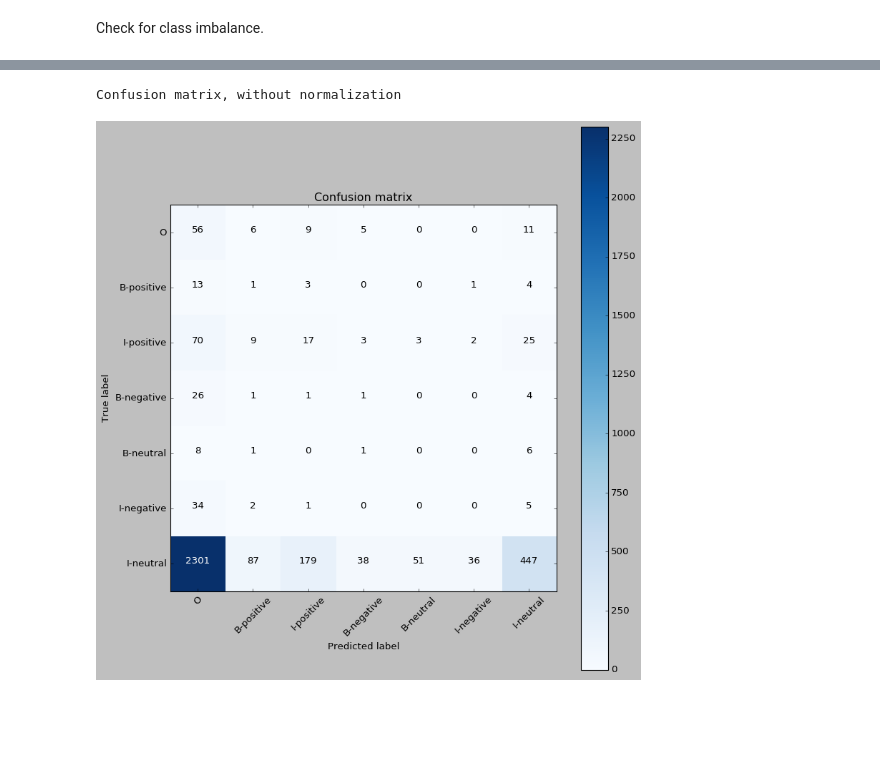
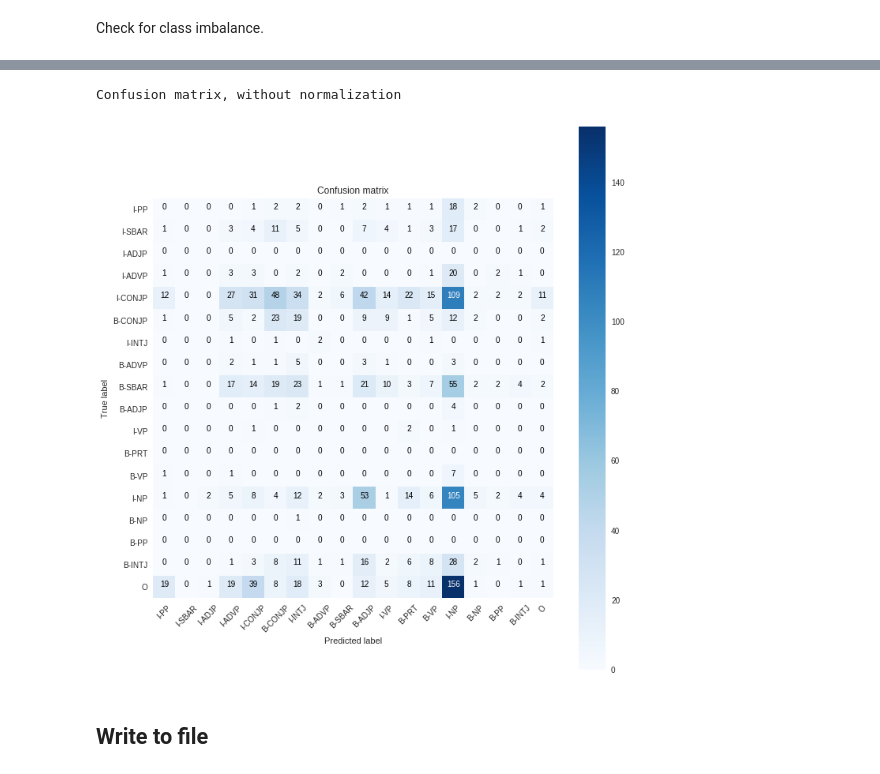
Before and after one commit to kohjingyu/hidden-markov-model, a Jupyter notebook: Part5.ipynb, the cells around one changed output, grey strips where cells are left out. Drawn from its saved outputs; the diff is of its cells as text; code cells hidden in the pictures; blank space fills up the shorter version.

Commit message:
Add confusion matrix for TPR, code to write to file

```diff
--- a/Part5.ipynb
+++ b/Part5.ipynb
@@ -252,5 +275,6 @@ weights = np.asarray(list(states.values()))
 weights = 1 / weights
 weights /= np.max(weights)
 weights = weights.reshape(-1, 1)
+weights[0] = 0  # prevent model from learning from O
 weights
 # %% [output]
@@ -355,6 +390,3 @@ train_accuracy(), val_accuracy()
-# %%
-lr = 0.0005
-n_epochs = 20
 # %%
 %%script false
 # overfitting test
@@ -371,7 +403,9 @@ for i in trange(n_epochs):
 losses  = []
 train_acc, val_acc = [], []
 for i in trange(n_epochs):
-    for j in trange(len(X_train), leave=False):
+    indices = list(range(len(X_train)))
+    shuffle(indices)
+    for j in tqdm(indices, leave=False):
         x, y = X_train[j], y_train[j]
         loss, grad = backward(*model, x=x, y=y)
 
@@ -441,7 +499,7 @@ B-negative      O
 Check for class imbalance.
 # %%
 all_pred, all_true = [], []
-for i in range(len(X_val)):
+for i in trange(len(X_val)):
     y_pred = predict(forward(*model, x=X_val[i]))
     y_true = val_labels[i]
     all_pred.extend(y_pred)
@@ -451,8 +511,4 @@ all_true = np.asarray(all_true)
 # %%
-import itertools
-from sklearn.metrics import confusion_matrix
-
-
 def plot_confusion_matrix(cm, classes,
                           normalize=False,
                           title='Confusion matrix',
@@ -464,33 +520,35 @@ def plot_confusion_matrix(cm, classes,
     if normalize:
         cm = cm.astype('float') / cm.sum(axis=1)[:, np.newaxis]
         print("Normalized confusion matrix")
     else:
         print('Confusion matrix, without normalization')
 
     plt.imshow(cm, interpolation='nearest', cmap=cmap)
     plt.title(title)
     plt.colorbar()
     tick_marks = np.arange(len(classes))
     plt.xticks(tick_marks, classes, rotation=45)
     plt.yticks(tick_marks, classes)
 
     fmt = '.2f' if normalize else 'd'
     thresh = cm.max() / 2.
     for i, j in itertools.product(range(cm.shape[0]), range(cm.shape[1])):
         plt.text(j, i, format(cm[i, j], fmt),
                  horizontalalignment="center",
                  color="white" if cm[i, j] > thresh else "black")
 
     plt.ylabel('True label')
     plt.xlabel('Predicted label')
     plt.tight_layout()
 
 
 cm = confusion_matrix(all_true, all_pred)
 
-plt.style.use('classic')
 plt.figure(figsize=(10, 10))
-plot_confusion_matrix(cm, classes=list(state_mapping));
+plt.grid(False)
+plot_confusion_matrix(cm, classes=list(state_mapping)[::-1]);
 # %% [output]
 Confusion matrix, without normalization
-[figure, old version]
+[figure, new version]
+# %% [markdown]
+## Write to file
```
Also changed, not shown: parts of 25 cells of this notebook.
